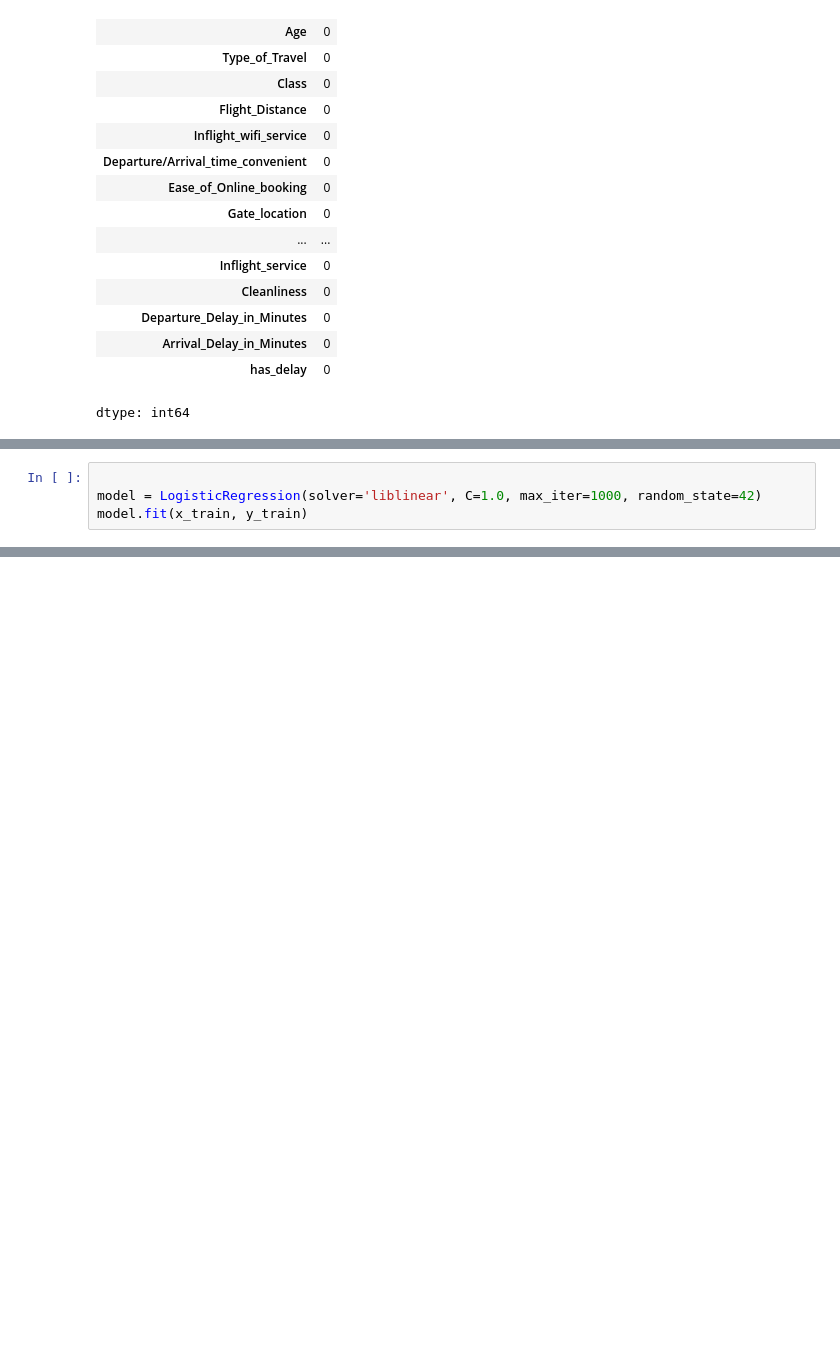
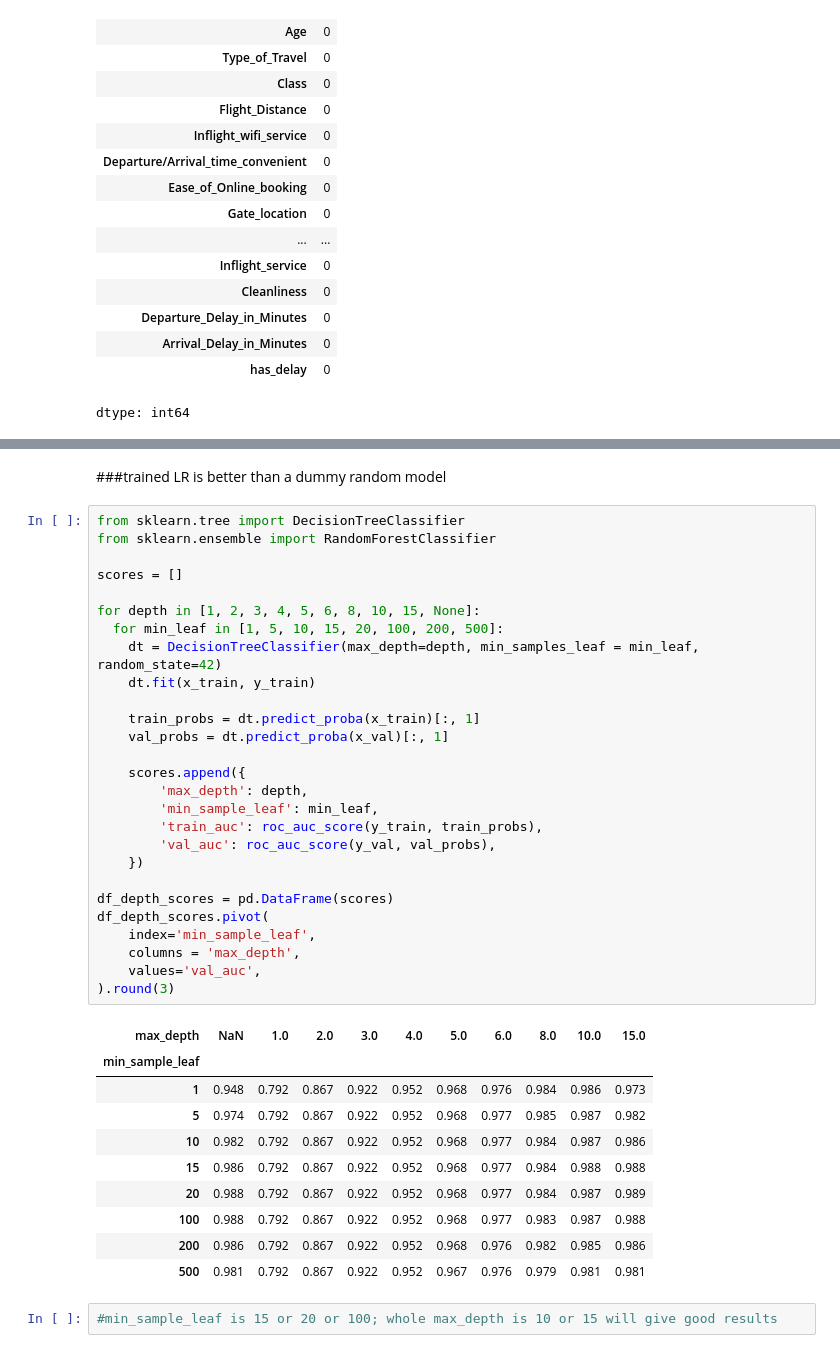
Before and after one commit to sjfjawe/Airline-Customer-Satisfaction-Prediction, a Jupyter notebook: notebook.ipynb, the cells around one changed output, grey strips where cells are left out. Cells and saved outputs as stored; diff of their text form; blank space fills up the shorter version.

```diff
--- a/notebook.ipynb
+++ b/notebook.ipynb
@@ -541,4 +548,0 @@ print(X_train[0])
-# %%
-
-model = LogisticRegression(solver='liblinear', C=1.0, max_iter=1000, random_state=42)
-model.fit(x_train, y_train)
@@ -764,0 +549,42 @@ C Value    | Validation Accuracy (Rounded to 3 digits)
+# %% [markdown]
+###trained LR is better than a dummy random model
+# %%
+from sklearn.tree import DecisionTreeClassifier
+from sklearn.ensemble import RandomForestClassifier
+
+scores = []
+
+for depth in [1, 2, 3, 4, 5, 6, 8, 10, 15, None]:
+  for min_leaf in [1, 5, 10, 15, 20, 100, 200, 500]:
+    dt = DecisionTreeClassifier(max_depth=depth, min_samples_leaf = min_leaf, random_state=42)
+    dt.fit(x_train, y_train)
+
+    train_probs = dt.predict_proba(x_train)[:, 1]
+    val_probs = dt.predict_proba(x_val)[:, 1]
+
+    scores.append({
+        'max_depth': depth,
+        'min_sample_leaf': min_leaf,
+        'train_auc': roc_auc_score(y_train, train_probs),
+        'val_auc': roc_auc_score(y_val, val_probs),
+    })
+
+df_depth_scores = pd.DataFrame(scores)
+df_depth_scores.pivot(
+    index='min_sample_leaf',
+    columns = 'max_depth',
+    values='val_auc',
+).round(3)
+# %% [output]
+| max_depth | NaN | 1.0 | 2.0 | 3.0 | 4.0 | 5.0 | 6.0 | 8.0 | 10.0 | 15.0 |
+| min_sample_leaf |  |  |  |  |  |  |  |  |  |  |
+| 1 | 0.948 | 0.792 | 0.867 | 0.922 | 0.952 | 0.968 | 0.976 | 0.984 | 0.986 | 0.973 |
+| 5 | 0.974 | 0.792 | 0.867 | 0.922 | 0.952 | 0.968 | 0.977 | 0.985 | 0.987 | 0.982 |
+| 10 | 0.982 | 0.792 | 0.867 | 0.922 | 0.952 | 0.968 | 0.977 | 0.984 | 0.987 | 0.986 |
+| 15 | 0.986 | 0.792 | 0.867 | 0.922 | 0.952 | 0.968 | 0.977 | 0.984 | 0.988 | 0.988 |
+| 20 | 0.988 | 0.792 | 0.867 | 0.922 | 0.952 | 0.968 | 0.977 | 0.984 | 0.987 | 0.989 |
+| 100 | 0.988 | 0.792 | 0.867 | 0.922 | 0.952 | 0.968 | 0.977 | 0.983 | 0.987 | 0.988 |
+| 200 | 0.986 | 0.792 | 0.867 | 0.922 | 0.952 | 0.968 | 0.976 | 0.982 | 0.985 | 0.986 |
+| 500 | 0.981 | 0.792 | 0.867 | 0.922 | 0.952 | 0.967 | 0.976 | 0.979 | 0.981 | 0.981 |
+# %%
+#min_sample_leaf is 15 or 20 or 100; whole max_depth is 10 or 15 will give good results
```
Also changed, not shown: parts of 24 cells of this notebook.
